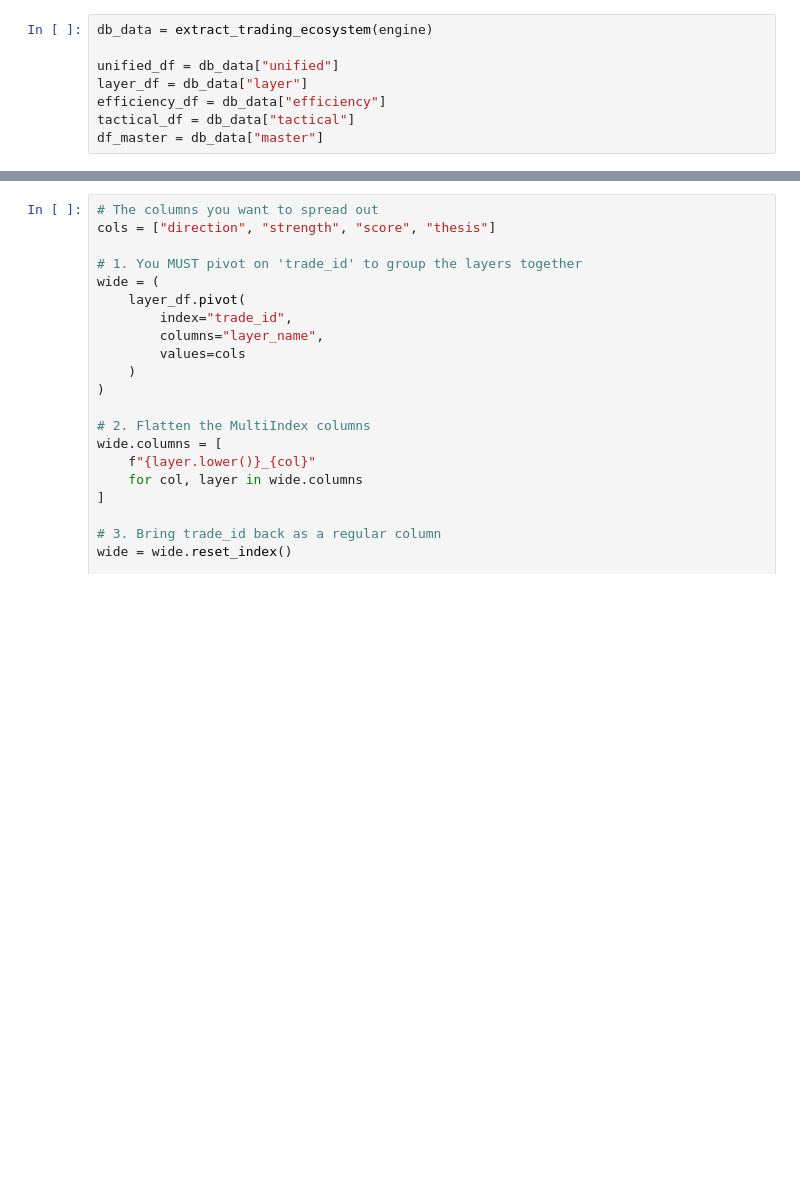
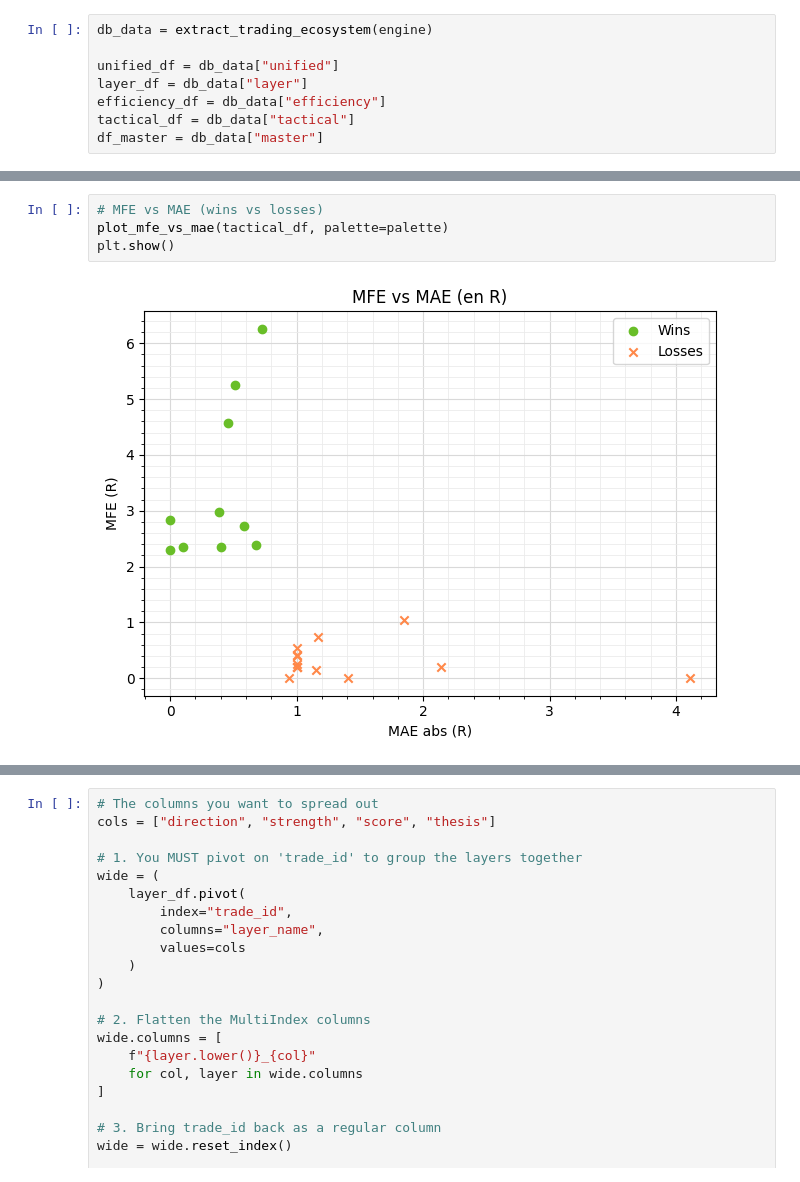
Before and after one commit to Jorgepyth/blast_master, a Jupyter notebook: jupyter/data_analysis.ipynb, the cells around one changed output, grey strips where cells are left out. Cells and saved outputs as stored; diff of their text form; blank space fills up the shorter version.

```diff
--- a/jupyter/data_analysis.ipynb
+++ b/jupyter/data_analysis.ipynb
@@ -225,0 +276,6 @@ kpis
+# %%
+# MFE vs MAE (wins vs losses)
+plot_mfe_vs_mae(tactical_df, palette=palette)
+plt.show()
+# %% [output]
+[figure, added]
```
Also changed, not shown: parts of 20 cells of this notebook, 5 other files.
